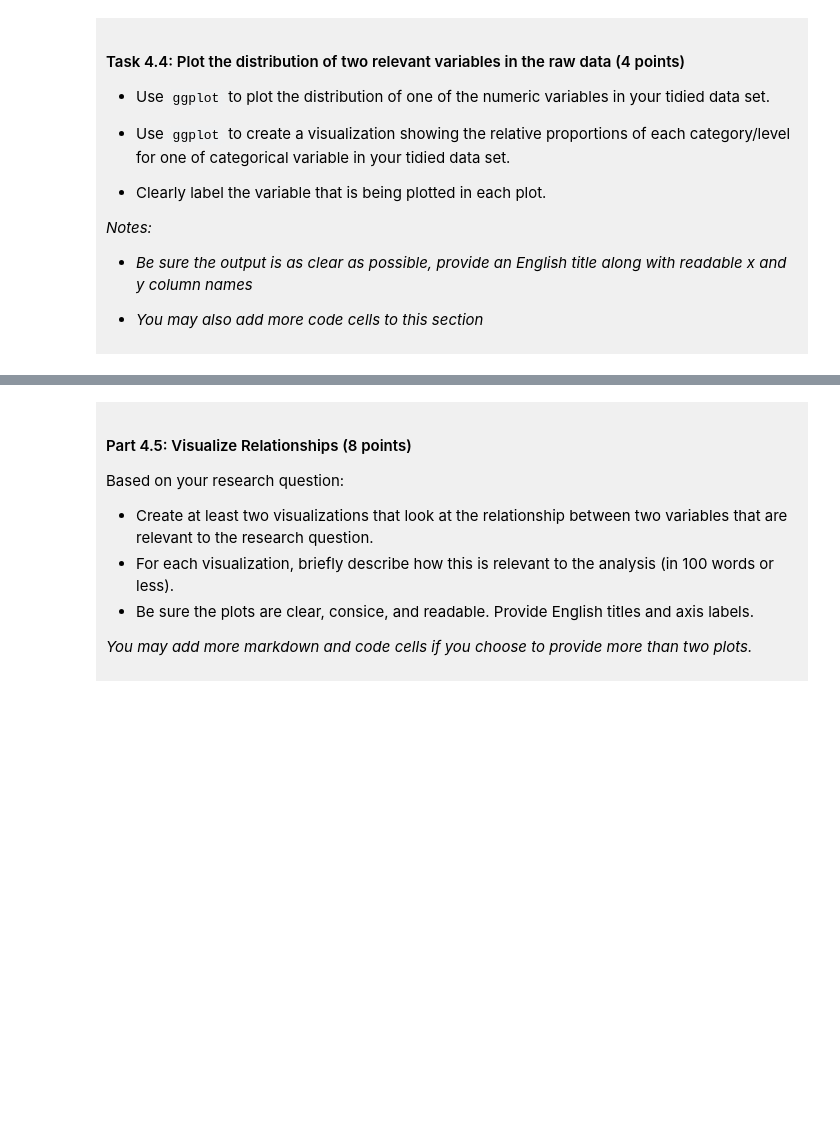
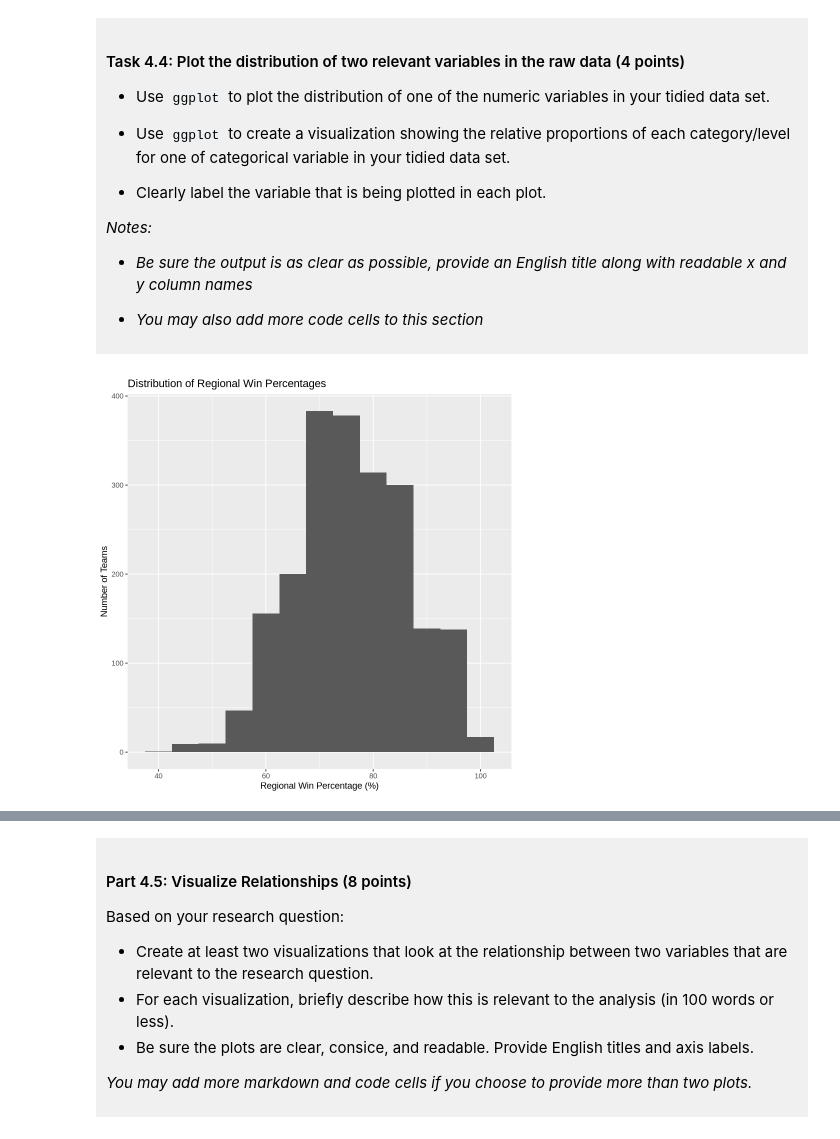
Before and after one commit to parkar5/dsci-100-project-aidan-park, a Jupyter notebook: dsci-100-project-notebook.ipynb, the cells around one changed output, grey strips where cells are left out. Drawn from its saved outputs; the diff is of its cells as text; code cells hidden in the pictures; blank space fills up the shorter version.

Commit message:
Summarized and explored data, plotted data, and wrote analysis.

```diff
--- a/dsci-100-project-notebook.ipynb
+++ b/dsci-100-project-notebook.ipynb
@@ -300,5 +333,10 @@ You will refine your research question (if needed) and produce a tidy data set.
 
 </div>
 # %%
-### EDIT THIS CODE CELL FOR PLOT 1 ###
+distribution_histogram<- data_tidy |> ggplot(aes(x=reg_wins_pct))+
+    geom_histogram(binwidth=5)+
+    labs(title="Distribution of Regional Win Percentages", x= "Regional Win Percentage (%)", y= "Number of Teams")
+distribution_histogram
+# %% [output]
+[figure, added]
 # %%
```
Also changed, not shown: parts of 9 cells of this notebook.
